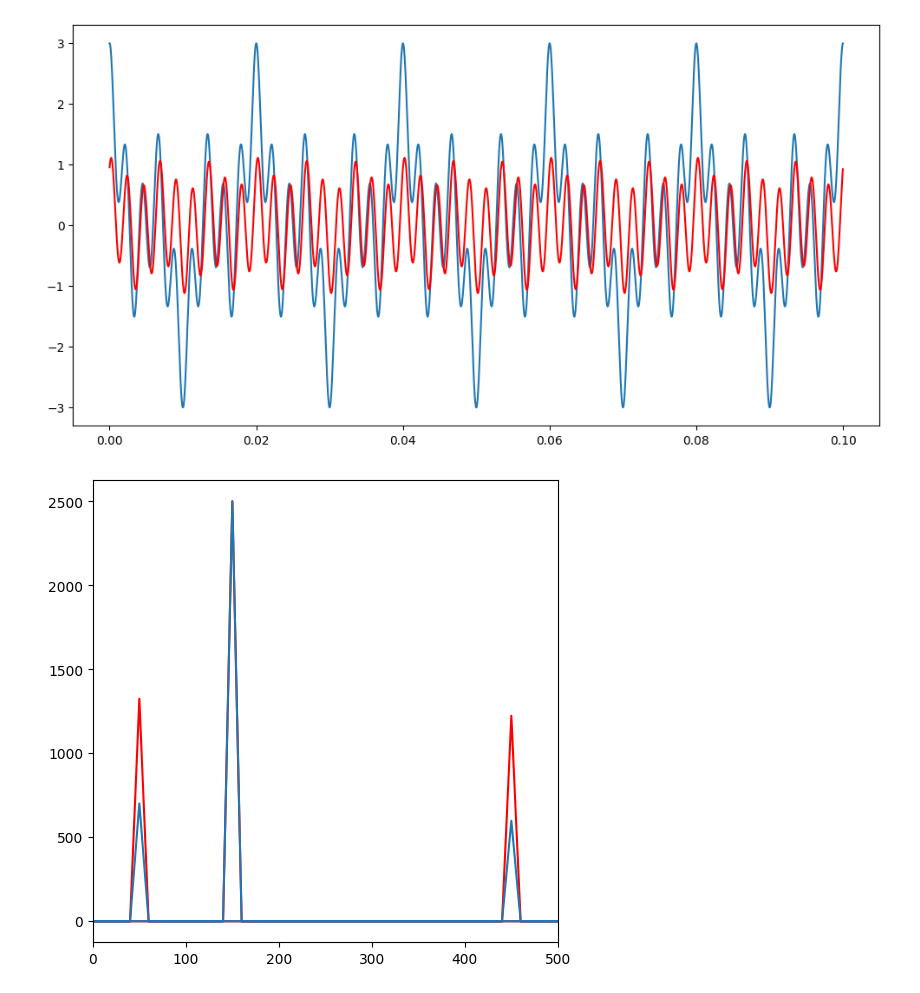
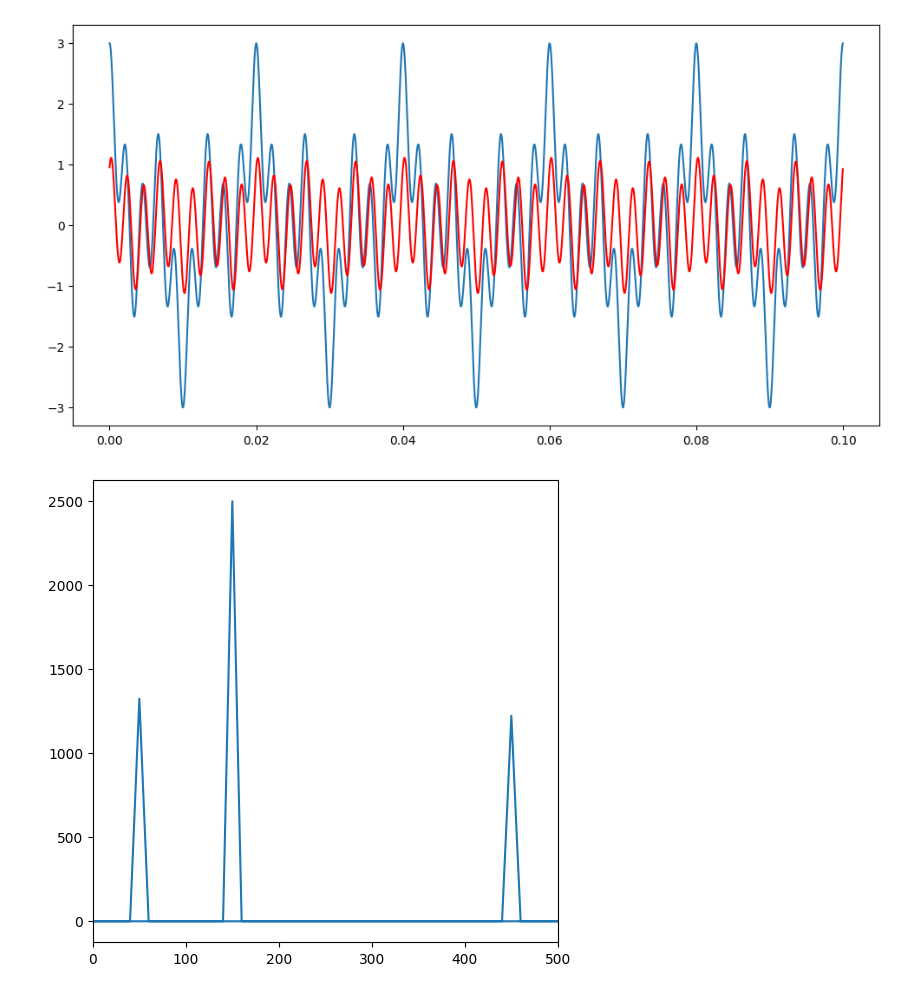
Before and after one commit to pimonov-student/another_digital_signal, a Jupyter notebook: lab_four.ipynb, the cells around one changed output. Cells and saved outputs as stored; diff of their text form; code cells hidden in the pictures.

```diff
--- a/lab_four.ipynb
+++ b/lab_four.ipynb
@@ -76,20 +76,15 @@ plt.show()
 # %%
 band_pass_filtered_y_cos_fft_base = low_filtered_y_cos_fft_base * high_filtered_y_cos_fft_base
 band_pass_filtered_y_cos_fft = band_pass_filtered_y_cos_fft_base * y_cos_fft
 band_pass_filtered_y_cos_fft /= max(band_pass_filtered_y_cos_fft) / max(y_cos_fft)
 
 plt.figure(figsize=(6, 6))
-plt.plot(x_cos_fft, np.abs(band_pass_filtered_y_cos_fft), 'red')
 plt.xlim([0, 500])
-
-band_pass_filtered_y_cos_fft *= band_pass_filtered_y_cos_fft_base
-band_pass_filtered_y_cos_fft /= max(band_pass_filtered_y_cos_fft) / max(y_cos_fft)
-
 plt.plot(x_cos_fft, np.abs(band_pass_filtered_y_cos_fft))
 
 plt.show()
 # %% [output]
-[figure, old version]
+[figure, new version]
 # %%
 y_cos_from_band_pass = np.fft.ifft(band_pass_filtered_y_cos_fft)
 
```
Also changed, not shown: parts of 3 cells of this notebook.
